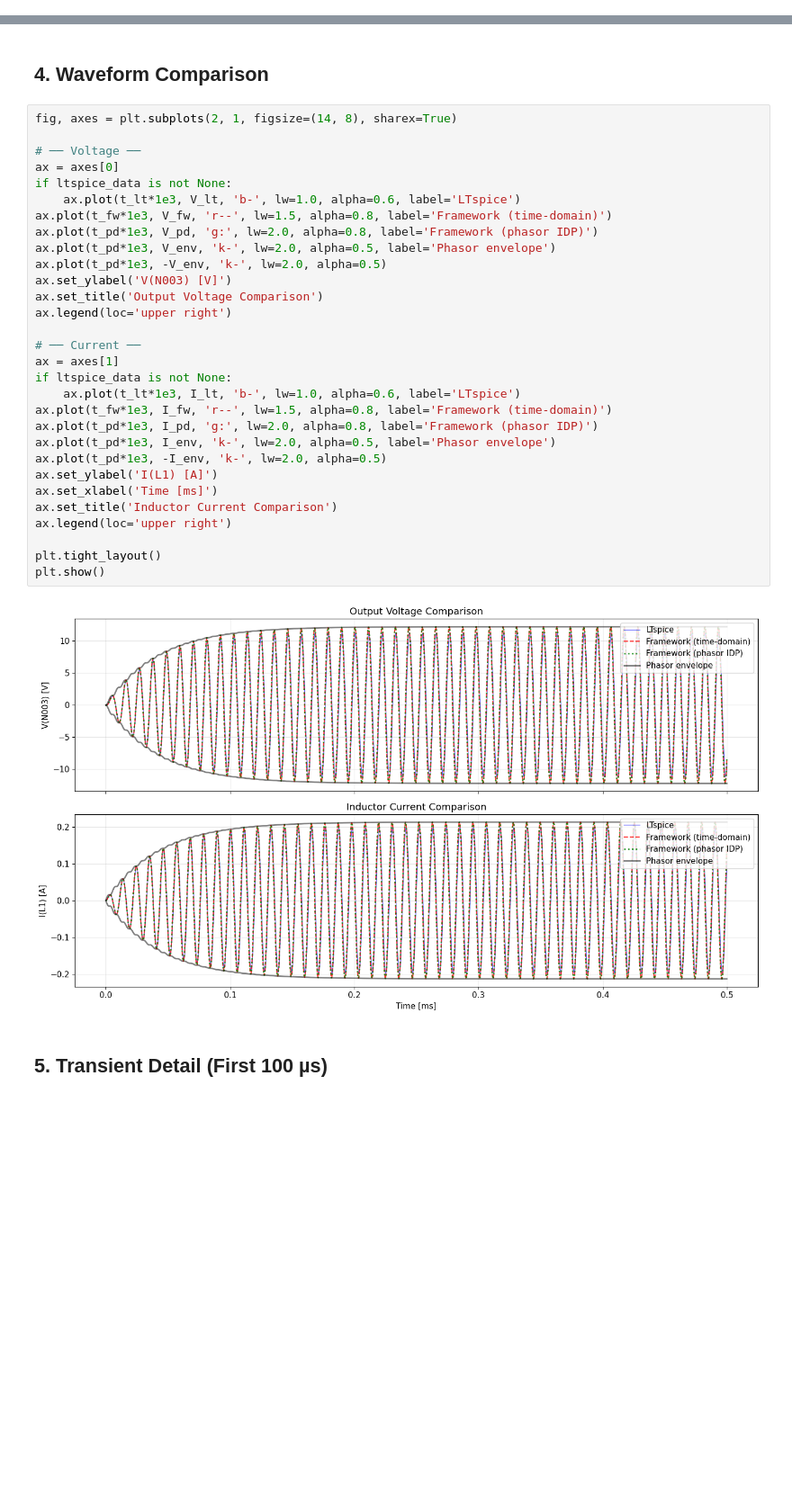
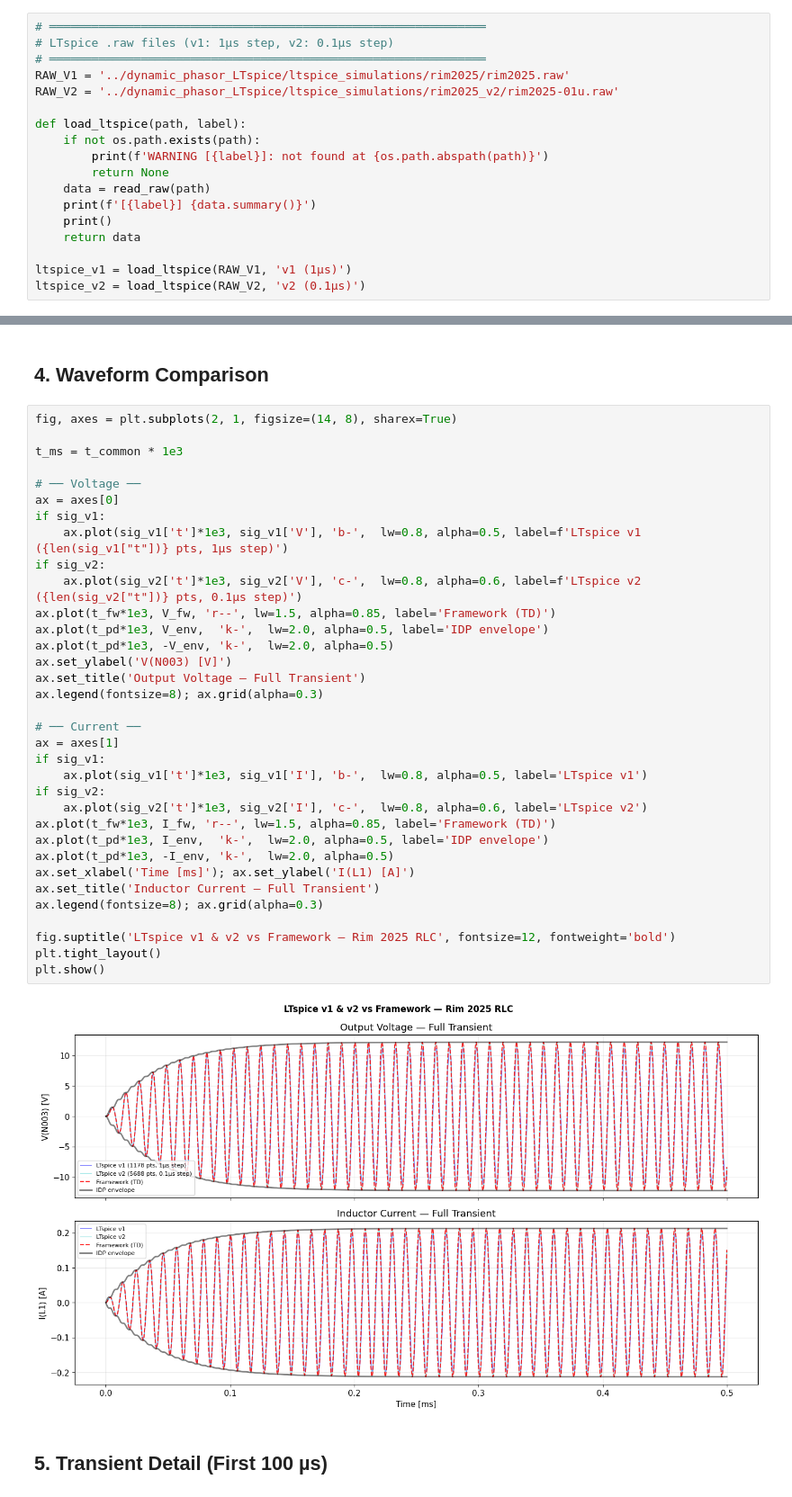
Before and after one commit to doyun-gu/Circuit-Simulations, a Jupyter notebook: framework/notebooks/04_comparison.ipynb, the cells around one changed output, grey strips where cells are left out. Shown at 90% size. Cells and saved outputs as stored; diff of their text form; blank space fills up the shorter version.

```diff
--- a/framework/notebooks/04_comparison.ipynb
+++ b/framework/notebooks/04_comparison.ipynb
@@ -185,0 +151,18 @@ Variables: ['time', 'V(n001)', 'V(n002)', 'V(n003)', 'V(n004)', 'I(C1)', 'I(L1)'
+# %%
+# ══════════════════════════════════════════════════════════════
+# LTspice .raw files (v1: 1µs step, v2: 0.1µs step)
+# ══════════════════════════════════════════════════════════════
+RAW_V1 = '../dynamic_phasor_LTspice/ltspice_simulations/rim2025/rim2025.raw'
+RAW_V2 = '../dynamic_phasor_LTspice/ltspice_simulations/rim2025_v2/rim2025-01u.raw'
+
+def load_ltspice(path, label):
+    if not os.path.exists(path):
+        print(f'WARNING [{label}]: not found at {os.path.abspath(path)}')
+        return None
+    data = read_raw(path)
+    print(f'[{label}] {data.summary()}')
+    print()
+    return data
+
+ltspice_v1 = load_ltspice(RAW_V1, 'v1 (1µs)')
+ltspice_v2 = load_ltspice(RAW_V2, 'v2 (0.1µs)')
@@ -287,35 +269,39 @@ Common time base: 10000 points
 # %%
 fig, axes = plt.subplots(2, 1, figsize=(14, 8), sharex=True)
 
+t_ms = t_common * 1e3
+
 # ── Voltage ──
 ax = axes[0]
-if ltspice_data is not None:
-    ax.plot(t_lt*1e3, V_lt, 'b-', lw=1.0, alpha=0.6, label='LTspice')
-ax.plot(t_fw*1e3, V_fw, 'r--', lw=1.5, alpha=0.8, label='Framework (time-domain)')
-ax.plot(t_pd*1e3, V_pd, 'g:', lw=2.0, alpha=0.8, label='Framework (phasor IDP)')
-ax.plot(t_pd*1e3, V_env, 'k-', lw=2.0, alpha=0.5, label='Phasor envelope')
-ax.plot(t_pd*1e3, -V_env, 'k-', lw=2.0, alpha=0.5)
+if sig_v1:
+    ax.plot(sig_v1['t']*1e3, sig_v1['V'], 'b-',  lw=0.8, alpha=0.5, label=f'LTspice v1 ({len(sig_v1["t"])} pts, 1µs step)')
+if sig_v2:
+    ax.plot(sig_v2['t']*1e3, sig_v2['V'], 'c-',  lw=0.8, alpha=0.6, label=f'LTspice v2 ({len(sig_v2["t"])} pts, 0.1µs step)')
+ax.plot(t_fw*1e3, V_fw, 'r--', lw=1.5, alpha=0.85, label='Framework (TD)')
+ax.plot(t_pd*1e3, V_env,  'k-',  lw=2.0, alpha=0.5, label='IDP envelope')
+ax.plot(t_pd*1e3, -V_env, 'k-',  lw=2.0, alpha=0.5)
 ax.set_ylabel('V(N003) [V]')
-ax.set_title('Output Voltage Comparison')
-ax.legend(loc='upper right')
+ax.set_title('Output Voltage — Full Transient')
+ax.legend(fontsize=8); ax.grid(alpha=0.3)
 
 # ── Current ──
 ax = axes[1]
-if ltspice_data is not None:
-    ax.plot(t_lt*1e3, I_lt, 'b-', lw=1.0, alpha=0.6, label='LTspice')
-ax.plot(t_fw*1e3, I_fw, 'r--', lw=1.5, alpha=0.8, label='Framework (time-domain)')
-ax.plot(t_pd*1e3, I_pd, 'g:', lw=2.0, alpha=0.8, label='Framework (phasor IDP)')
-ax.plot(t_pd*1e3, I_env, 'k-', lw=2.0, alpha=0.5, label='Phasor envelope')
-ax.plot(t_pd*1e3, -I_env, 'k-', lw=2.0, alpha=0.5)
-ax.set_ylabel('I(L1) [A]')
-ax.set_xlabel('Time [ms]')
-ax.set_title('Inductor Current Comparison')
-ax.legend(loc='upper right')
+if sig_v1:
+    ax.plot(sig_v1['t']*1e3, sig_v1['I'], 'b-',  lw=0.8, alpha=0.5, label='LTspice v1')
+if sig_v2:
+    ax.plot(sig_v2['t']*1e3, sig_v2['I'], 'c-',  lw=0.8, alpha=0.6, label='LTspice v2')
+ax.plot(t_fw*1e3, I_fw, 'r--', lw=1.5, alpha=0.85, label='Framework (TD)')
+ax.plot(t_pd*1e3, I_env,  'k-',  lw=2.0, alpha=0.5, label='IDP envelope')
+ax.plot(t_pd*1e3, -I_env, 'k-',  lw=2.0, alpha=0.5)
+ax.set_xlabel('Time [ms]'); ax.set_ylabel('I(L1) [A]')
+ax.set_title('Inductor Current — Full Transient')
+ax.legend(fontsize=8); ax.grid(alpha=0.3)
 
+fig.suptitle('LTspice v1 & v2 vs Framework — Rim 2025 RLC', fontsize=12, fontweight='bold')
 plt.tight_layout()
 plt.show()
 # %% [output]
-[figure, old version]
+[figure, new version]
 # %% [markdown]
 ## 5. Transient Detail (First 100 µs)
 # %%
```
Also changed, not shown: parts of 14 cells of this notebook, 5 other files.
